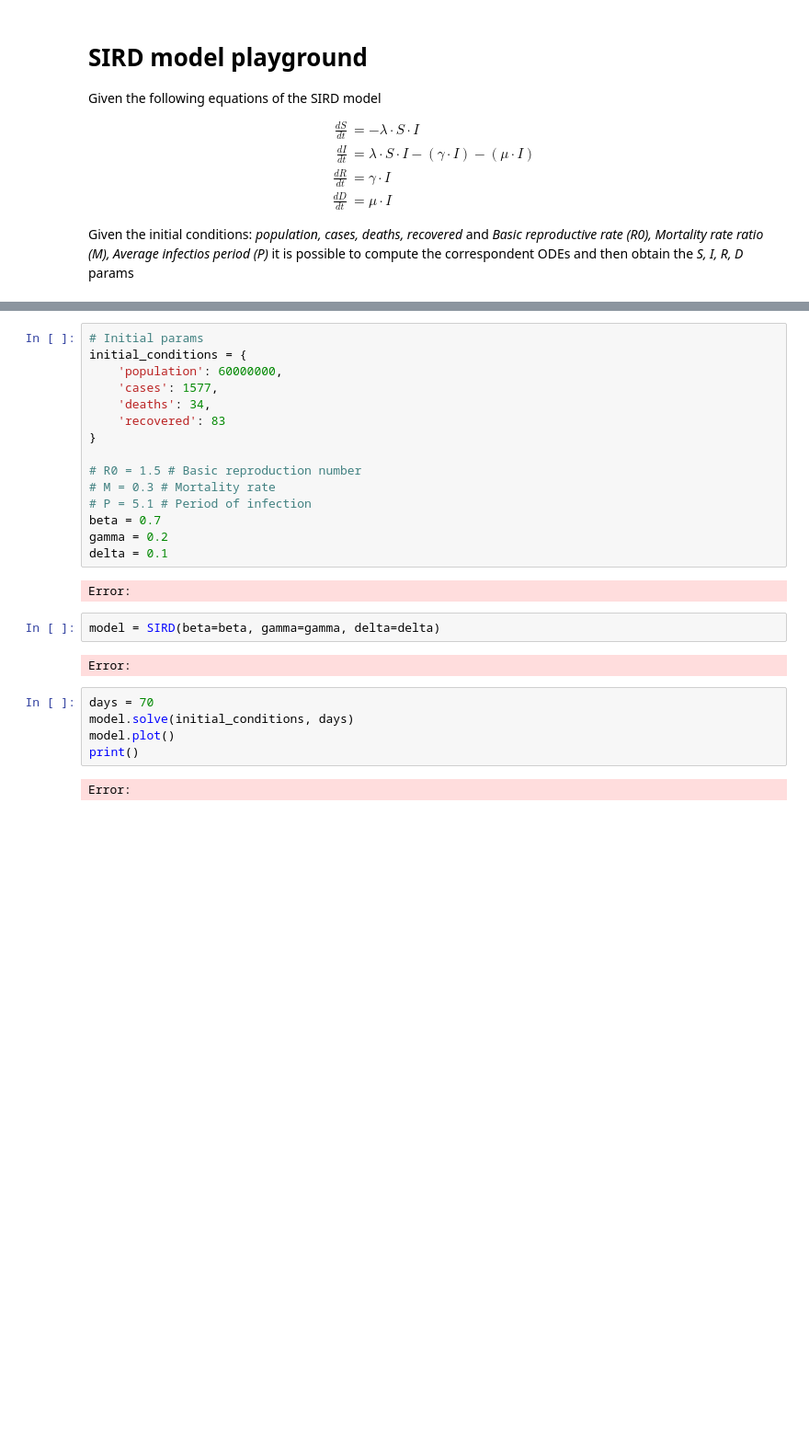
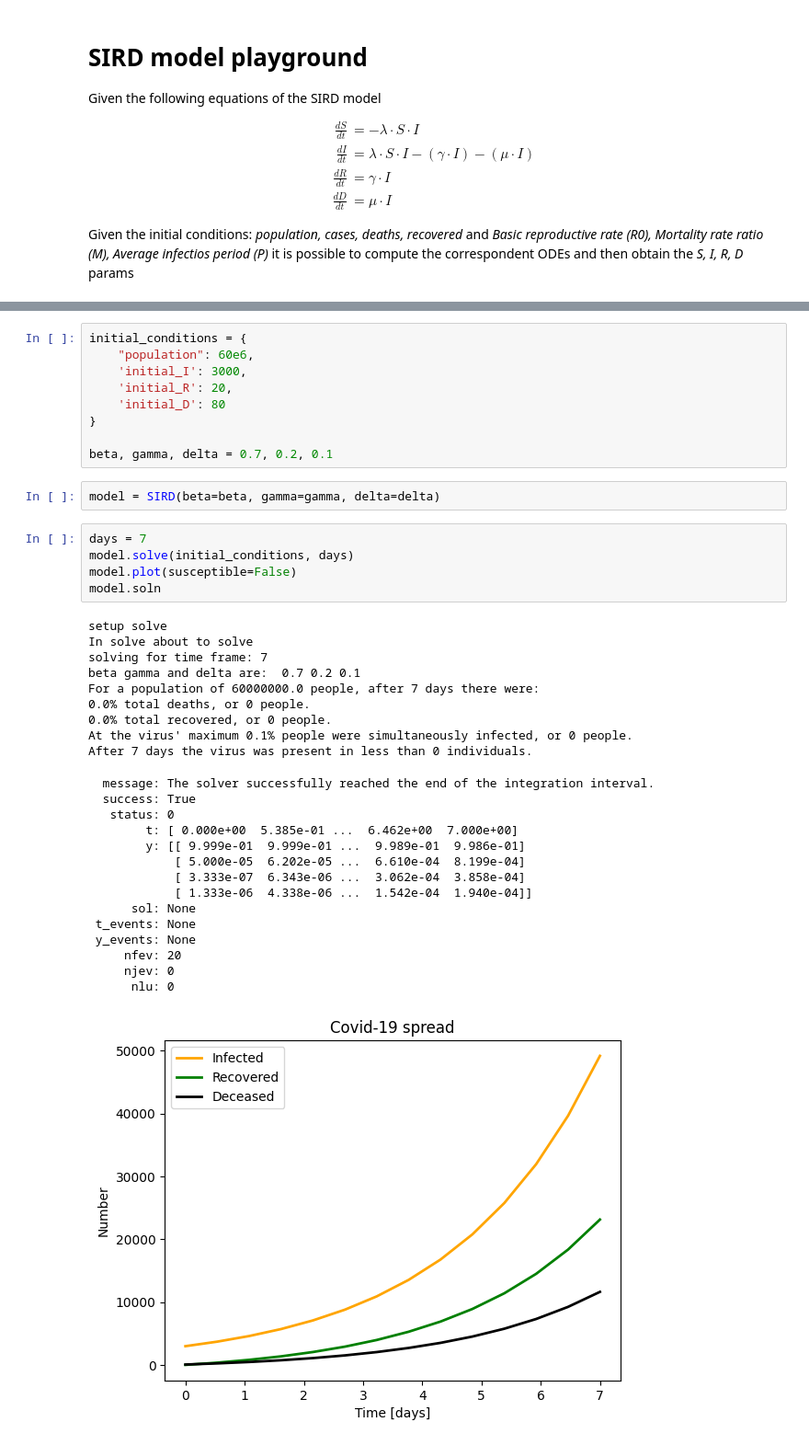
Before and after one commit to Thomas2710/Epidemic-modelling, a Jupyter notebook: epidemic_modelling/sird_playground.ipynb, the cells around one changed output, grey strips where cells are left out. Shown at 92% size. Drawn from its saved outputs; the diff is of its cells as text; blank space fills up the shorter version.

Commit message:
fix: SIRD base model update

```diff
--- a/epidemic_modelling/sird_playground.ipynb
+++ b/epidemic_modelling/sird_playground.ipynb
@@ -21,28 +16,41 @@ Error:
-# %%
-# Initial params
-initial_conditions = {
-    'population': 60000000,
-    'cases': 1577,
-    'deaths': 34,
-    'recovered': 83
-}
-
-# R0 = 1.5 # Basic reproduction number
-# M = 0.3 # Mortality rate
-# P = 5.1 # Period of infection
-beta = 0.7
-gamma = 0.2
-delta = 0.1
-# %% [output]
-Error:
+# %%
+initial_conditions = {
+    "population": 60e6,
+    'initial_I': 3000,
+    'initial_R': 20,
+    'initial_D': 80
+}
+
+beta, gamma, delta = 0.7, 0.2, 0.1
 # %%
 model = SIRD(beta=beta, gamma=gamma, delta=delta)
-# %% [output]
-Error:
 # %%
-days = 70
+days = 7
 model.solve(initial_conditions, days)
-model.plot()
-print()
+model.plot(susceptible=False)
+model.soln
 # %% [output]
-Error:
+setup solve
+In solve about to solve
+solving for time frame: 7
+beta gamma and delta are:  0.7 0.2 0.1
+For a population of 60000000.0 people, after 7 days there were:
+0.0% total deaths, or 0 people.
+0.0% total recovered, or 0 people.
+At the virus' maximum 0.1% people were simultaneously infected, or 0 people.
+After 7 days the virus was present in less than 0 individuals.
+  message: The solver successfully reached the end of the integration interval.
+  success: True
+   status: 0
+        t: [ 0.000e+00  5.385e-01 ...  6.462e+00  7.000e+00]
+        y: [[ 9.999e-01  9.999e-01 ...  9.989e-01  9.986e-01]
+            [ 5.000e-05  6.202e-05 ...  6.610e-04  8.199e-04]
+            [ 3.333e-07  6.343e-06 ...  3.062e-04  3.858e-04]
+            [ 1.333e-06  4.338e-06 ...  1.542e-04  1.940e-04]]
+      sol: None
+ t_events: None
+ y_events: None
+     nfev: 20
+     njev: 0
+      nlu: 0
+[figure, added]
```
Also changed, not shown: parts of 4 cells of this notebook, 1 other file.
